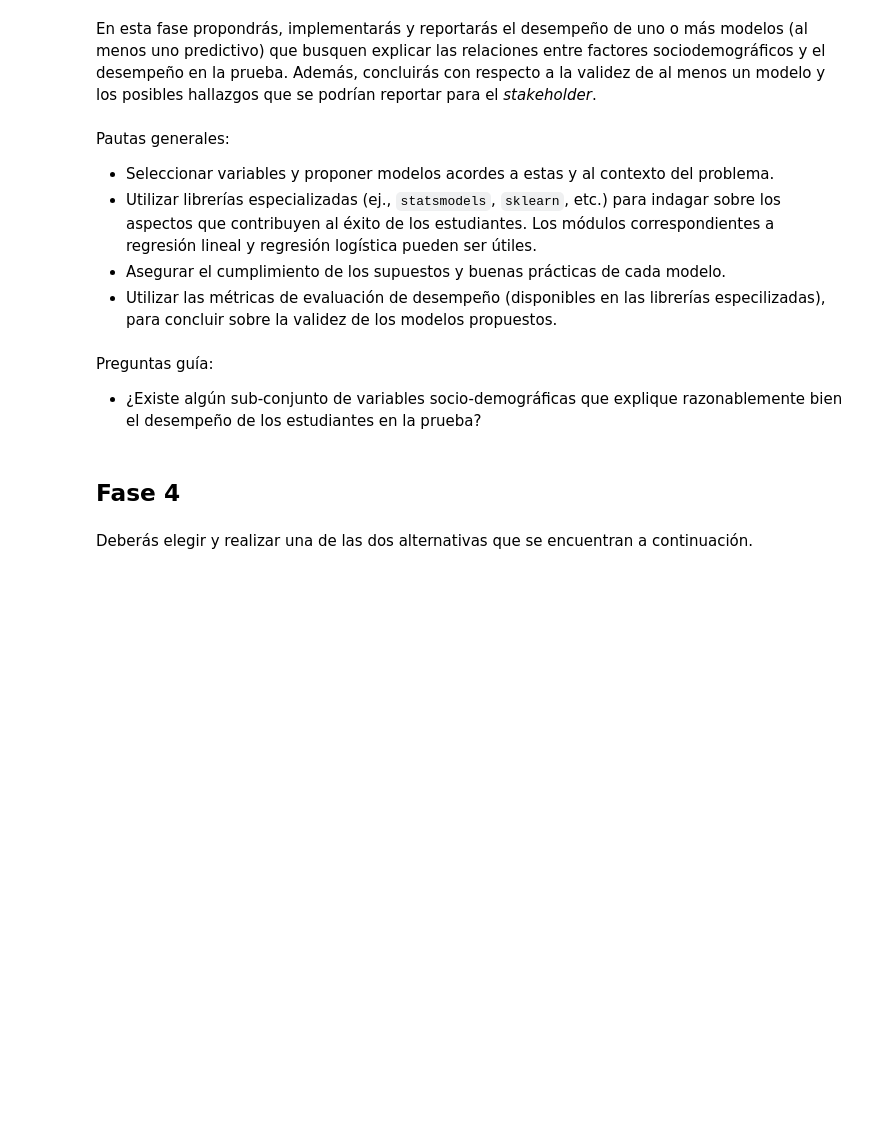
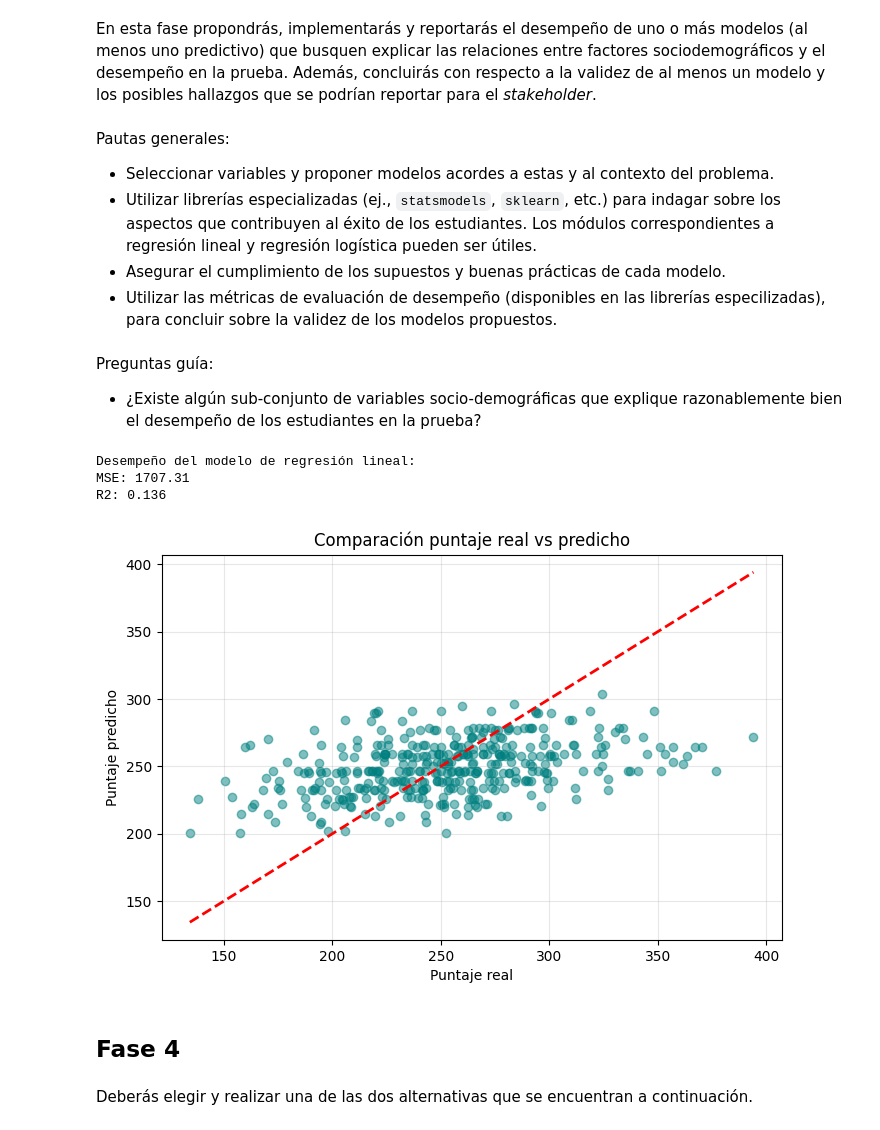
Before and after one commit to firexsupremo/ElectivaProfesional3, a Jupyter notebook: SEMANA 5/Examen_momento_uno (1) (1).ipynb, the cells around one changed output. Cells and saved outputs as stored; diff of their text form; code cells hidden in the pictures; blank space fills up the shorter version.

```diff
--- a/SEMANA 5/Examen_momento_uno (1) (1).ipynb
+++ b/SEMANA 5/Examen_momento_uno (1) (1).ipynb
@@ -316,3 +323,72 @@ Preguntas guía:
+# %%
+# FASE 3: Modelos predictivos para explicar el desempeño en la prueba Saber 11
+import pandas as pd
+import numpy as np
+from sklearn.linear_model import LinearRegression
+from sklearn.model_selection import train_test_split
+from sklearn.metrics import mean_squared_error, r2_score
+from sklearn.preprocessing import OneHotEncoder
+import statsmodels.api as sm
+import matplotlib.pyplot as plt
+
+# Simulación de datos (en un caso real, se cargarían desde archivo)
+np.random.seed(42)
+n = 2000
+data = pd.DataFrame({
+    'punt_global': np.random.normal(250, 45, n),
+    'fami_estratovivienda': np.random.choice([1, 2, 3, 4, 5, 6], n, p=[0.1, 0.2, 0.3, 0.25, 0.1, 0.05]),
+    'cole_naturaleza': np.random.choice(['OFICIAL', 'NO OFICIAL'], n, p=[0.6, 0.4]),
+    'estu_genero': np.random.choice(['F', 'M'], n, p=[0.52, 0.48]),
+    'fami_tieneinternet': np.random.choice(['Si', 'No'], n, p=[0.7, 0.3]),
+    'fami_tienecomputador': np.random.choice(['Si', 'No'], n, p=[0.65, 0.35])
+})
+
+# Ajustar puntajes según variables
+for estrato in range(1, 7):
+    data.loc[data['fami_estratovivienda'] == estrato, 'punt_global'] += (estrato - 3) * 12
+data.loc[data['cole_naturaleza'] == 'NO OFICIAL', 'punt_global'] += 18
+data.loc[data['fami_tieneinternet'] == 'Si', 'punt_global'] += 10
+data.loc[data['fami_tienecomputador'] == 'Si', 'punt_global'] += 8
+puntajes = data['punt_global'].values
+puntajes = (puntajes - np.mean(puntajes)) / np.std(puntajes) * 45 + 250
+data['punt_global'] = np.clip(puntajes, 56, 420)
+
+# Preprocesamiento: codificación de variables categóricas
+X = data[['fami_estratovivienda', 'cole_naturaleza', 'estu_genero', 'fami_tieneinternet', 'fami_tienecomputador']]
+y = data['punt_global']
+
+X_encoded = pd.get_dummies(X, drop_first=True)
+
+# Separar en conjunto de entrenamiento y prueba
+X_train, X_test, y_train, y_test = train_test_split(X_encoded, y, test_size=0.2, random_state=42)
+
+# Modelo predictivo: Regresión lineal
+modelo = LinearRegression()
+modelo.fit(X_train, y_train)
+y_pred = modelo.predict(X_test)
+
+# Métricas de desempeño
+mse = mean_squared_error(y_test, y_pred)
+r2 = r2_score(y_test, y_pred)
+
+print('Desempeño del modelo de regresión lineal:')
+print(f'MSE: {mse:.2f}')
+print(f'R2: {r2:.3f}')
+
+# Visualización: comparación de valores reales vs predichos
+plt.figure(figsize=(8,5))
+plt.scatter(y_test, y_pred, alpha=0.5, color='teal')
+plt.plot([y_test.min(), y_test.max()], [y_test.min(), y_test.max()], 'r--', lw=2)
+plt.xlabel('Puntaje real')
+plt.ylabel('Puntaje predicho')
+plt.title('Comparación puntaje real vs predicho')
+plt.grid(True, alpha=0.3)
+plt.show()
+# %% [output]
+Desempeño del modelo de regresión lineal:
+MSE: 1707.31
+R2: 0.136
+[figure, added]
 # %% [markdown]
 ## Fase 4
 # %% [markdown]
```
Also changed, not shown: parts of 4 cells of this notebook.
